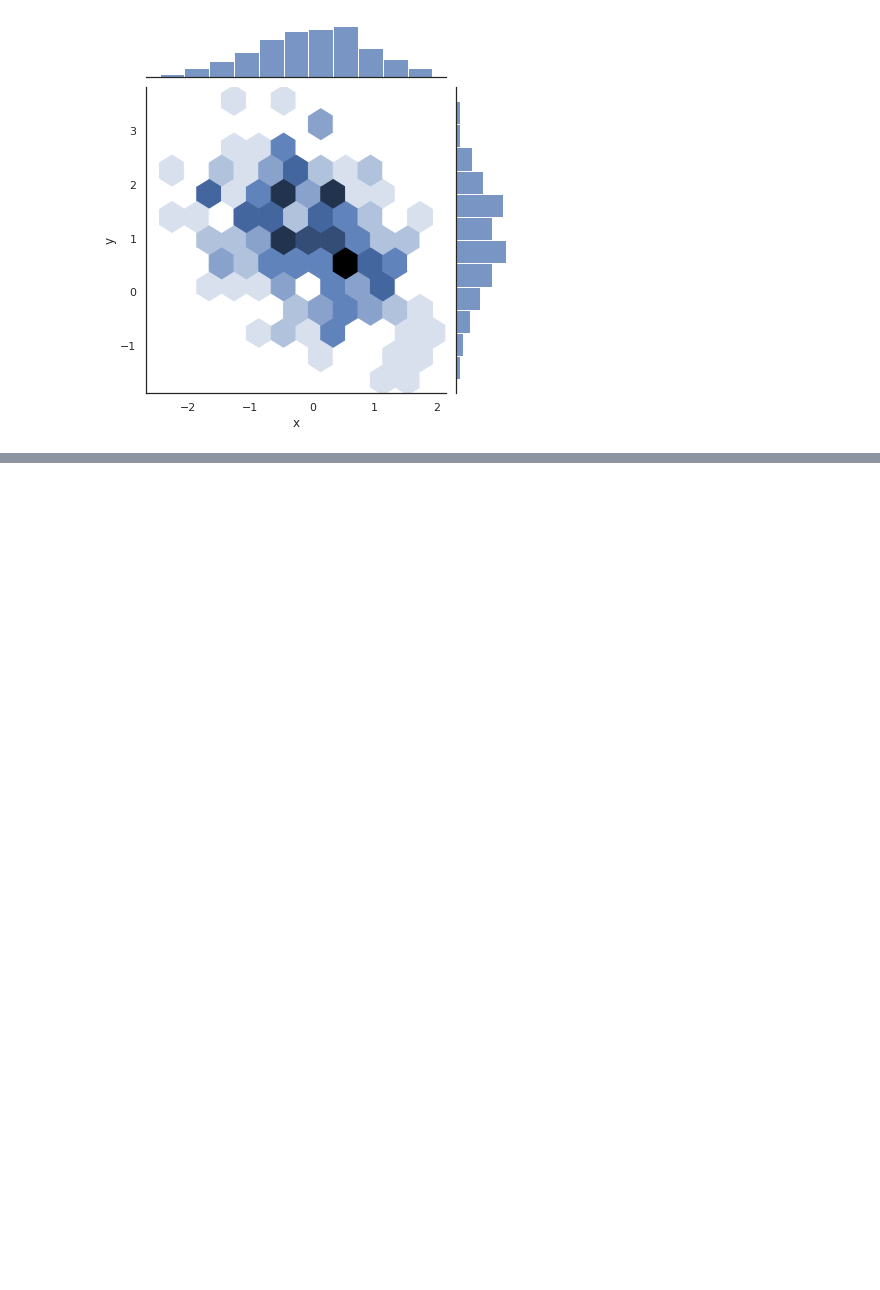
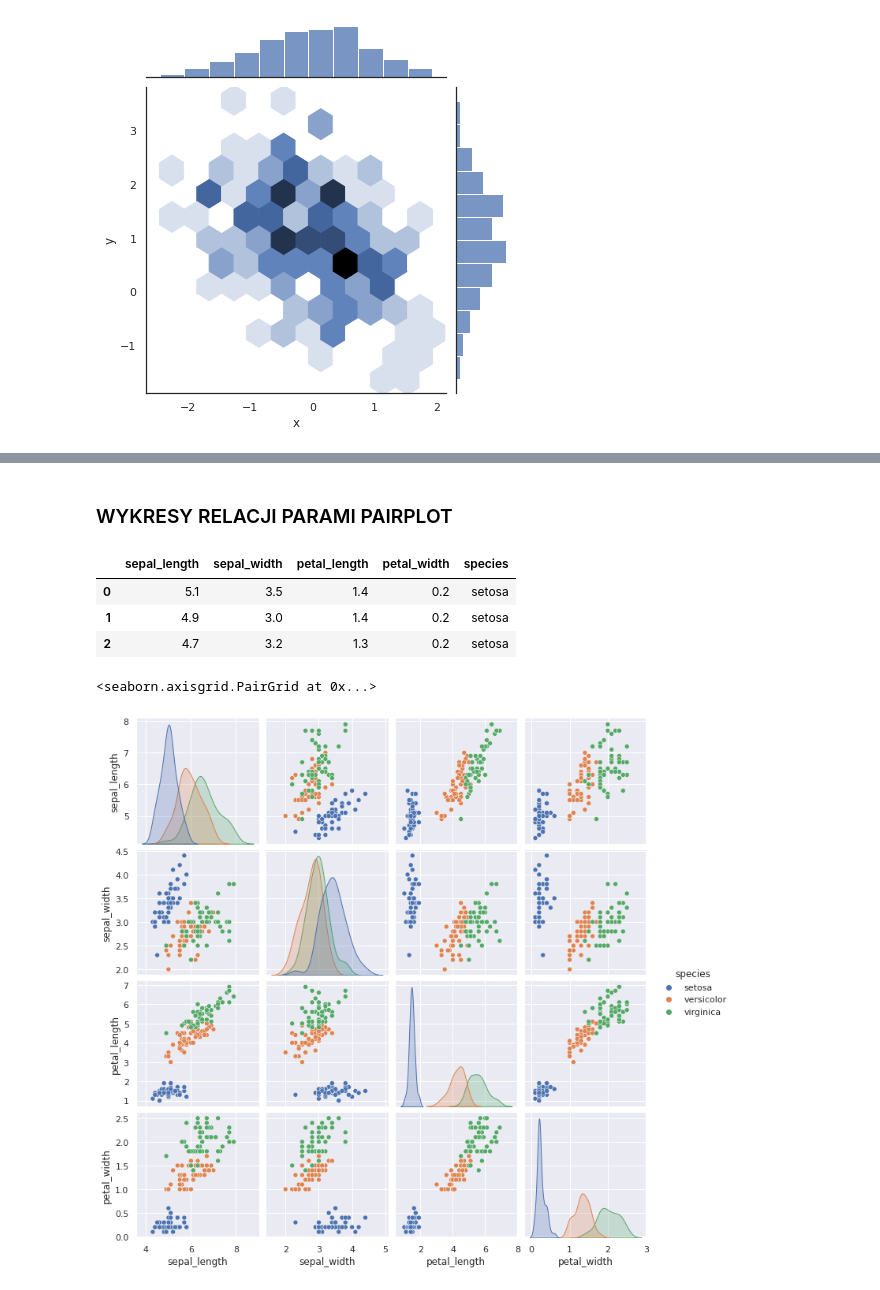
Before and after one commit to JSzczpin/Kurs, a Jupyter notebook: Dane.ipynb, the cells around one changed output, grey strips where cells are left out. Saved outputs shown, nothing was run; the diff lists cells and outputs as text; code cells hidden in the pictures; blank space fills up the shorter version.

```diff
--- a/Dane.ipynb
+++ b/Dane.ipynb
@@ -190,0 +191,15 @@ g=sns.jointplot(data=df, x='x', y='y',kind='kde',n_levels=15,cmap='viridis')
+# %% [markdown]
+### WYKRESY RELACJI PARAMI PAIRPLOT
+# %%
+df = sns.load_dataset('iris')
+df.head(3)
+# %% [output]
+|  | sepal_length | sepal_width | petal_length | petal_width | species |
+| 0 | 5.1 | 3.5 | 1.4 | 0.2 | setosa |
+| 1 | 4.9 | 3.0 | 1.4 | 0.2 | setosa |
+| 2 | 4.7 | 3.2 | 1.3 | 0.2 | setosa |
+# %%
+sns.pairplot(data=df, hue='species')
+# %% [output]
+<seaborn.axisgrid.PairGrid at 0x...>
+[figure, added]
```
Also changed, not shown: parts of 12 cells of this notebook.
